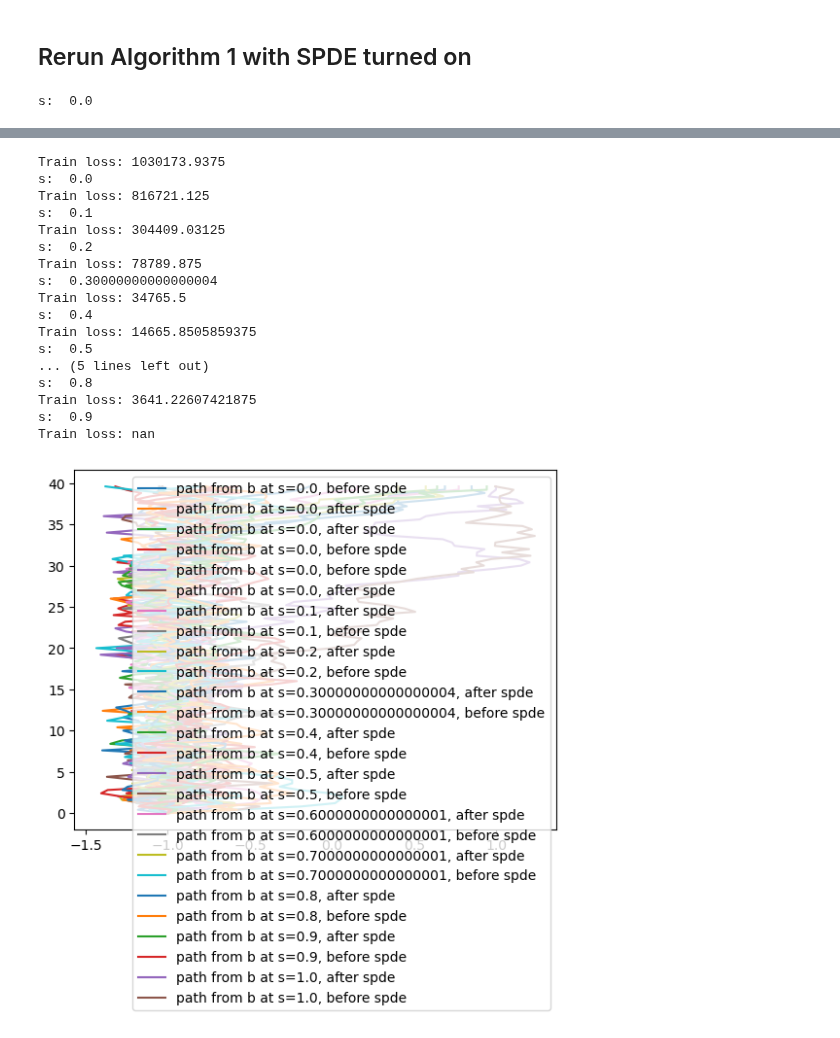
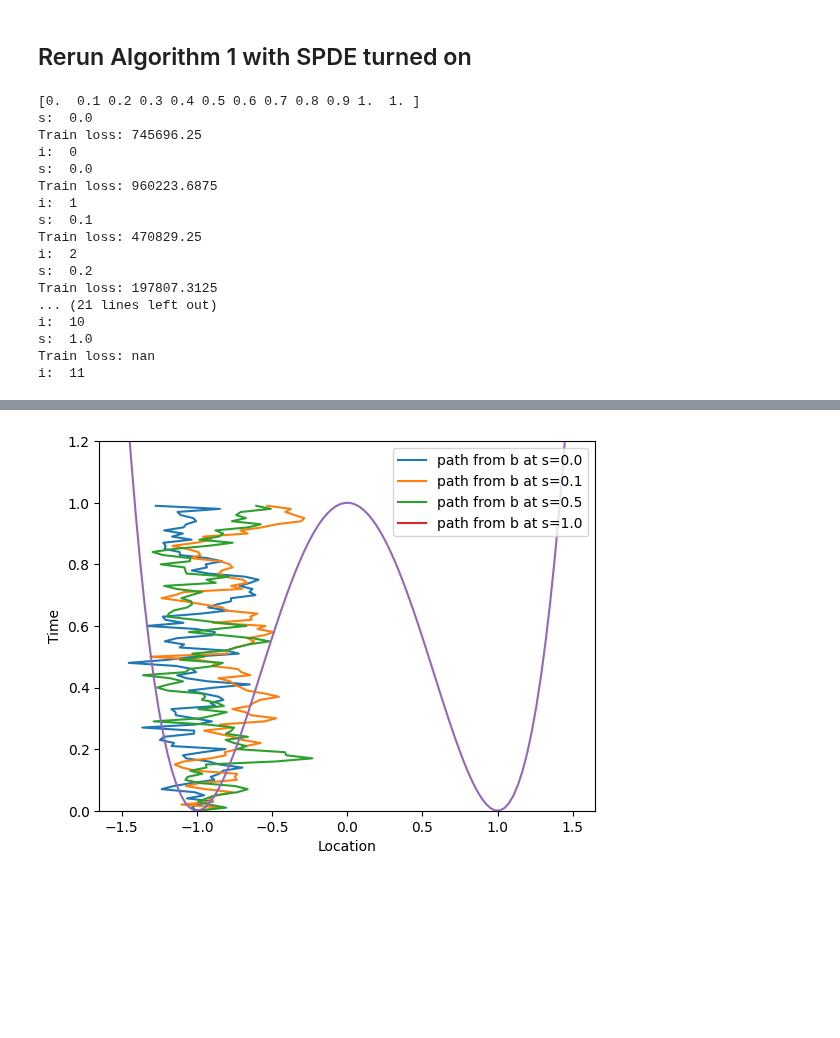
Before and after one commit to reubenharry/path_sampling, a Jupyter notebook: notebooks/notebook_1.ipynb, the cells around one changed output, grey strips where cells are left out. Drawn from its saved outputs; the diff is of its cells as text; code cells hidden in the pictures; blank space fills up the shorter version.

```diff
--- a/notebooks/notebook_1.ipynb
+++ b/notebooks/notebook_1.ipynb
@@ -27,8 +27,8 @@ def uref(x, t):
     return -jax.grad(potential)(x)
 # %%
 key = jax.random.key(0)
-# schedule = np.linspace(0,1,11)
-schedule = [0.1,0.5,1.0]
+schedule = np.linspace(0,1,11)
+
 
 
 # currently we're just doing an SDE on \mathbb{R}
@@ -60,7 +60,8 @@ for i, s in enumerate(schedule):
         A_TH=A_TH,
         rho = lambda key: jnp.zeros((1,))-1.,   # initialize at -1
         refine=False,
-        ndims=ndims
+        ndims=ndims,
+        plotted_times=[0,1,5,10]
     )
 
 potential = make_double_well_potential(v=1.0)
@@ -69,5 +70,7 @@ y = potential(x)
 # limit y axis to 5
 plt.ylim(0, 1.2)
 plt.plot(x, y)
+plt.xlabel('Location')
+plt.ylabel('Time')
 # %% [output]
 s:  0.0
@@ -81,8 +95,12 @@ Train loss: 11935.2939453125
 # %% [markdown]
 ## Rerun Algorithm 1 with SPDE turned on
 # %%
-key = jax.random.key(0)
+
+
+key = jax.random.key(10)
 schedule = np.linspace(0,1,11)
+print(schedule)
+
 
 
 # currently we're just doing an SDE on \mathbb{R}
@@ -98,7 +116,7 @@ for i, s in enumerate(schedule):
     key = jax.random.fold_in(key, i)
 
     nn_key, run_key = jax.random.split(key)
-    dbds = MLP([3,30,20,10,1], key=nn_key)
+    dbds = MLP([3,20,10,1], key=nn_key)
 
     # update b -> b + dbds
     b, A = update_non_amortized(
@@ -113,8 +131,34 @@ for i, s in enumerate(schedule):
         prior='sde_prior',
         A_TH=A_TH,
         rho = lambda key: jnp.zeros((1,))-1.,   # initialize at -1
-        refine=True,   # parameters: 1e-4, 200
-        ndims=ndims
+        refine=True,
+        ndims=ndims,
+        plotted_times=[0,1,5,10]
     )
+
+potential = make_double_well_potential(v=1.0)
+x = jnp.expand_dims(jnp.linspace(-1.5, 1.5, 100), 1)
+y = potential(x)
+# limit y axis to 5
+plt.ylim(0, 1.2)
+plt.plot(x, y)
+plt.xlabel('Location')
+plt.ylabel('Time')
 # %% [output]
+[0.  0.1 0.2 0.3 0.4 0.5 0.6 0.7 0.8 0.9 1.  1. ]
 s:  0.0
+Train loss: 745696.25
+i:  0
+s:  0.0
+Train loss: 960223.6875
+i:  1
+s:  0.1
+Train loss: 470829.25
+i:  2
+s:  0.2
+Train loss: 197807.3125
+... (21 lines left out)
+i:  10
+s:  1.0
+Train loss: nan
+i:  11
@@ -122,18 +166 @@ OpenBLAS warning: precompiled NUM_THREADS exceeded, adding auxiliary array for t
-Train loss: 1030173.9375
-s:  0.0
-Train loss: 816721.125
-s:  0.1
-Train loss: 304409.03125
-s:  0.2
-Train loss: 78789.875
-s:  0.30000000000000004
-Train loss: 34765.5
-s:  0.4
-Train loss: 14665.8505859375
-s:  0.5
-... (5 lines left out)
-s:  0.8
-Train loss: 3641.22607421875
-s:  0.9
-Train loss: nan
-[figure, old version]
+[figure, new version]
```
Also changed, not shown: parts of 2 cells of this notebook, 2 other files.
